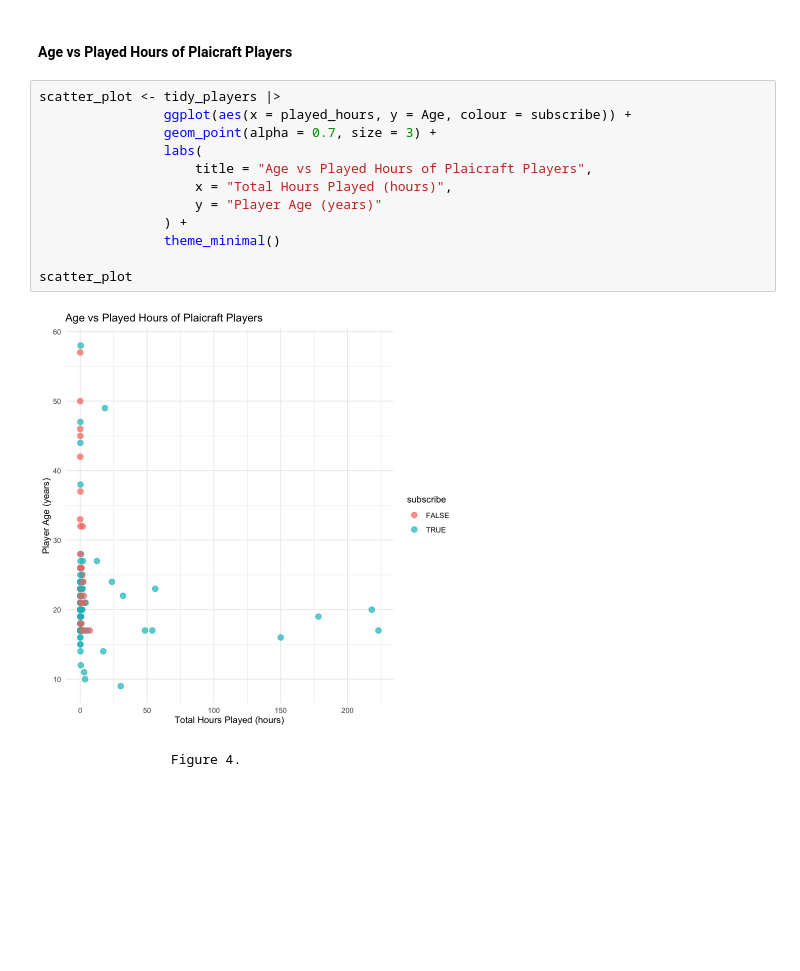
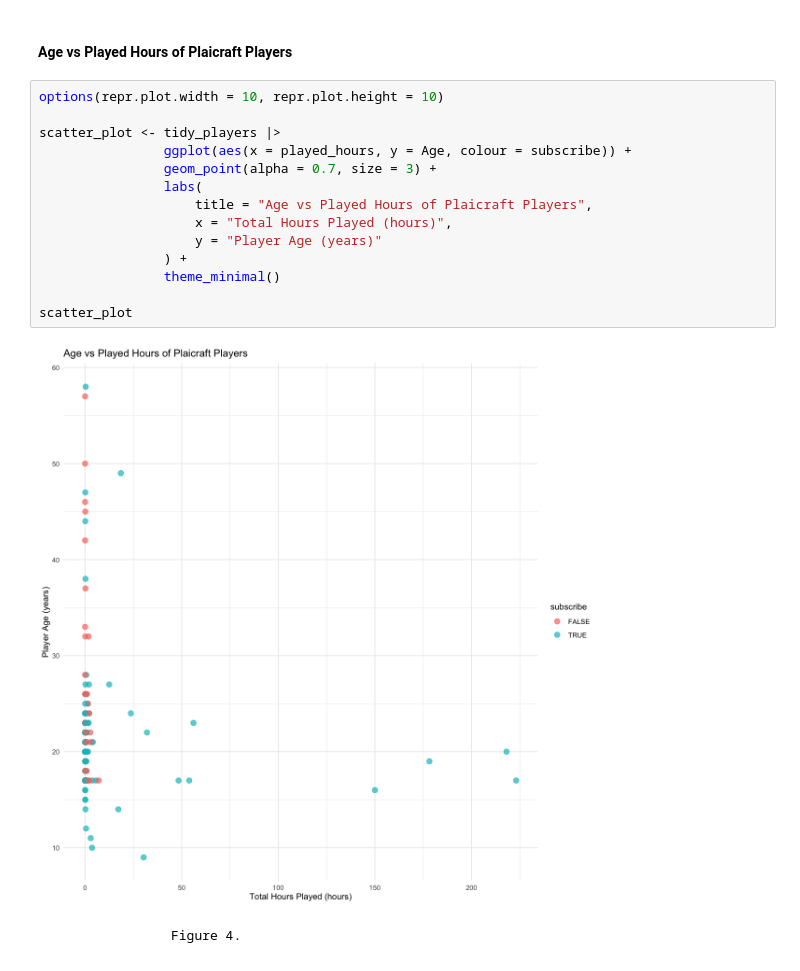
Before and after one commit to avahbot/dsci-100-term-project-final, a Jupyter notebook: project.ipynb, the cells around one changed output. Drawn from its saved outputs; the diff is of its cells as text; blank space fills up the shorter version.

```diff
--- a/project.ipynb
+++ b/project.ipynb
@@ -160,19 +160,21 @@ Before conducting the analysis, we first created three visualisations of the dat
 # %% [markdown]
 #### Age vs Played Hours of Plaicraft Players
 # %%
+options(repr.plot.width = 10, repr.plot.height = 10)
+
 scatter_plot <- tidy_players |>
                 ggplot(aes(x = played_hours, y = Age, colour = subscribe)) +
                 geom_point(alpha = 0.7, size = 3) +
                 labs(
                     title = "Age vs Played Hours of Plaicraft Players",
                     x = "Total Hours Played (hours)",
                     y = "Player Age (years)"
                 ) +
                 theme_minimal()
 
 scatter_plot
 # %% [output]
-[figure, old version]
+[figure, new version]
 # %% [markdown]
                    Figure 4.
 # %% [markdown]
```
Also changed, not shown: parts of 2 cells of this notebook.
